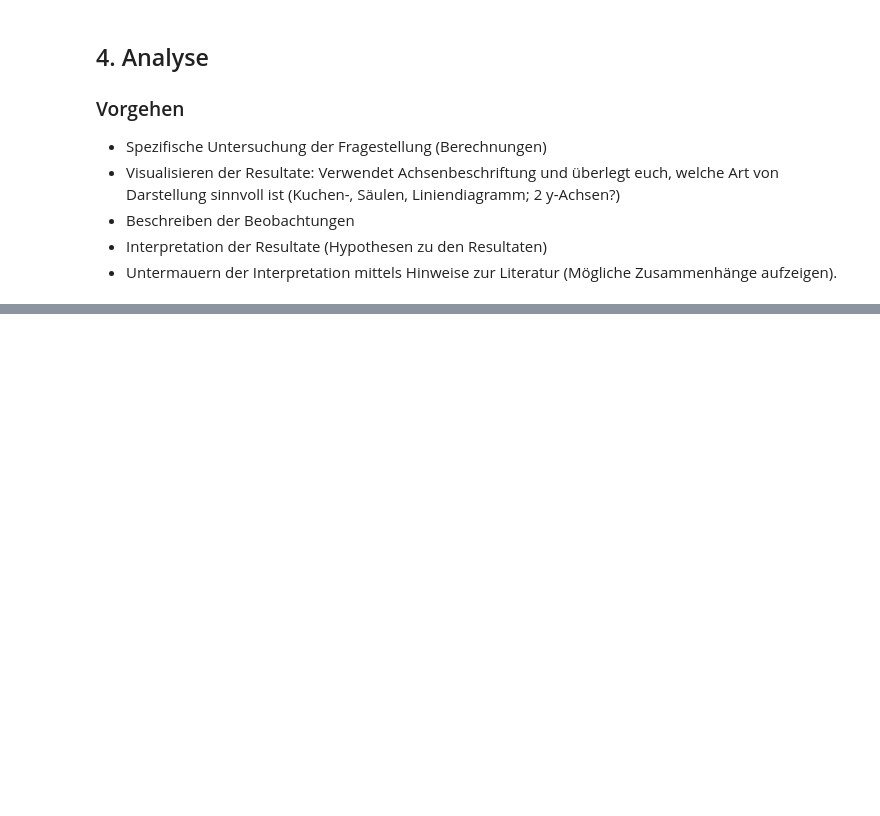
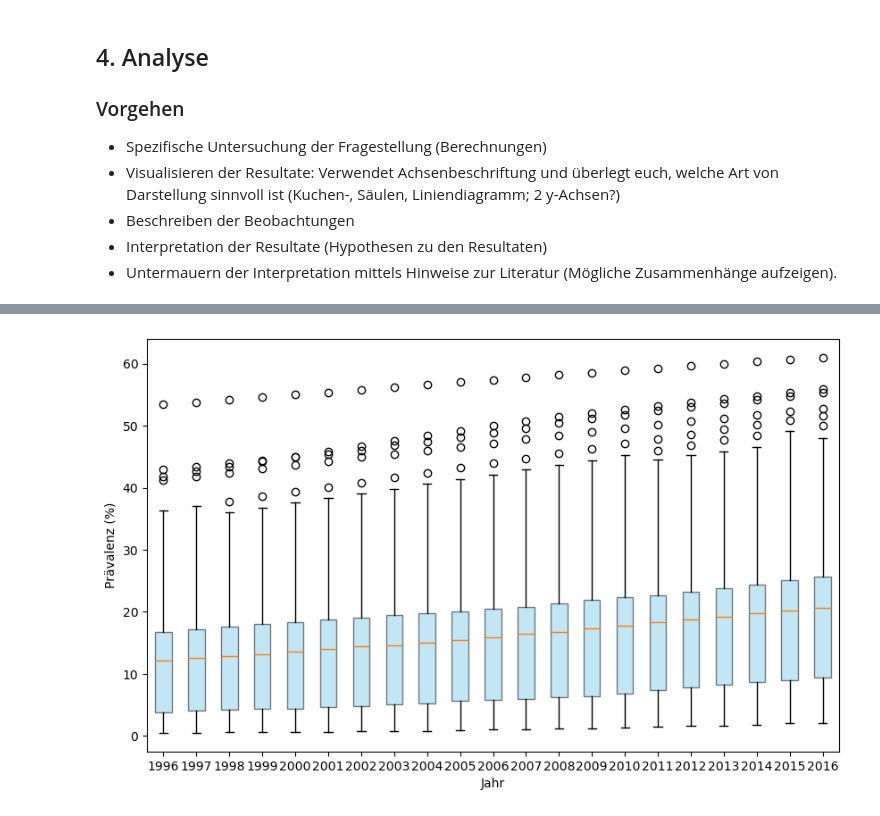
Before and after one commit to Hirnfresser/Leistungsnachweis_Phyton, a Jupyter notebook: Grundgerüst_Leistungsnachweis.ipynb, the cells around one changed output, grey strips where cells are left out. Cells and saved outputs as stored; diff of their text form; code cells hidden in the pictures; blank space fills up the shorter version.

Commit message:
Mehr oder weniger fertig, es fehlen noch Diagramme für Unterschied Mann und Frau

```diff
--- a/Grundgerüst_Leistungsnachweis.ipynb
+++ b/Grundgerüst_Leistungsnachweis.ipynb
@@ -619,3 +619,6 @@ Die Breite eines Balkens beträgt: 6.0600000000000005
 - Beschreiben der Beobachtungen
 - Interpretation der Resultate (Hypothesen zu den Resultaten)
 - Untermauern der Interpretation mittels Hinweise zur Literatur (Mögliche Zusammenhänge aufzeigen).
+# %%
+df_einzeln = df_einzeln.drop(columns=['Weltregionen_gemäss_OWID'])
+df_einzeln
@@ -621,0 +668,4 @@ Die Breite eines Balkens beträgt: 6.0600000000000005
+# %%
+df_einzeln['Durchschnitt_Prävalenz_18+_ausgerechnet'] = ((df_einzeln['Übergewicht_Prävalenz_Frauen_18+']+df_einzeln['Übergewicht_Prävalenz_Männer_18+'])/2).round(1)
+
+df_einzeln
@@ -621,0 +686,22 @@ Die Breite eines Balkens beträgt: 6.0600000000000005
+# %%
+Start_Jahr = 1996
+End_Jahr = 2016
+
+df_einzeln_gefiltert = df_einzeln[(df_einzeln['Jahr']>= Start_Jahr) & (df_einzeln['Jahr'] <= End_Jahr)]
+
+gruppiert = df_einzeln_gefiltert.groupby('Jahr')['Durchschnitt_Prävalenz_18+_ausgerechnet'].apply(list)
+
+fig, box_1 = plt.subplots(figsize=(10, 6))
+bplot = box_1.boxplot(gruppiert, patch_artist=True)
+colors = ['skyblue'] * len(gruppiert)
+alpha = 0.5
+for patch, color in zip(bplot['boxes'],colors):
+    patch.set_facecolor(color)
+    patch.set_alpha(alpha)
+
+box_1.set_xticklabels(gruppiert.index)
+
+box_1.set_ylabel('Prävalenz (%)')
+box_1.set_xlabel('Jahr');
+# %% [output]
+[figure, added]
```
Also changed, not shown: parts of 14 cells of this notebook.
